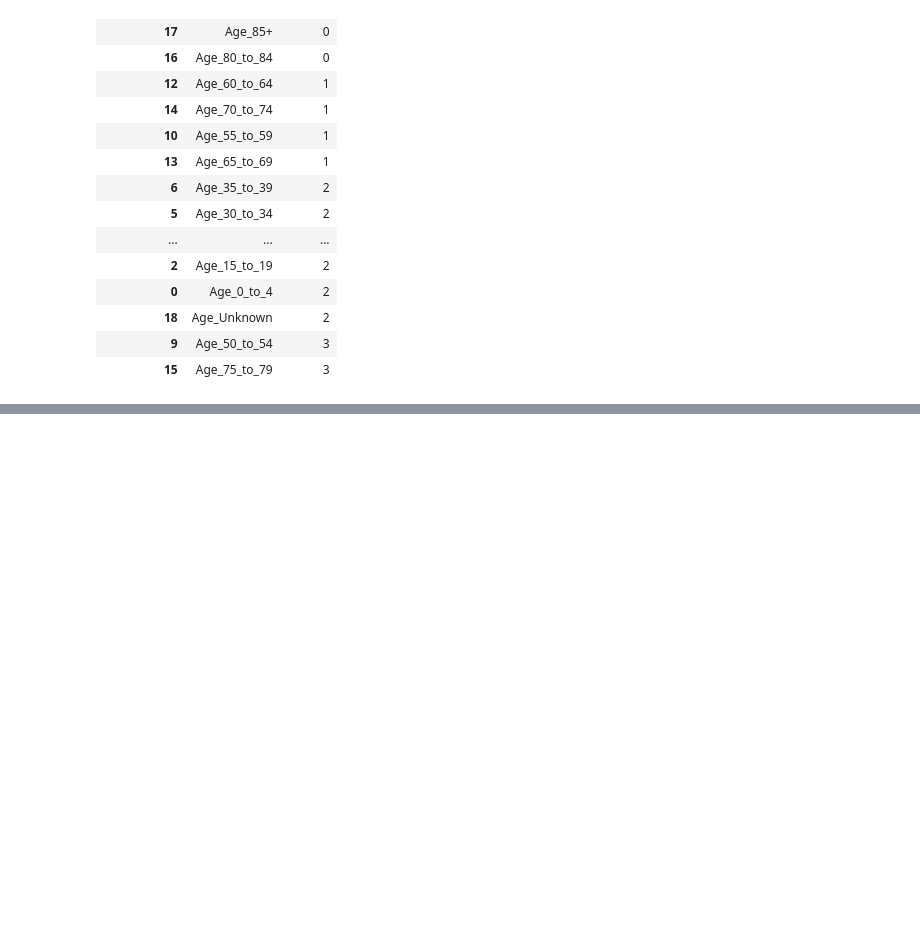
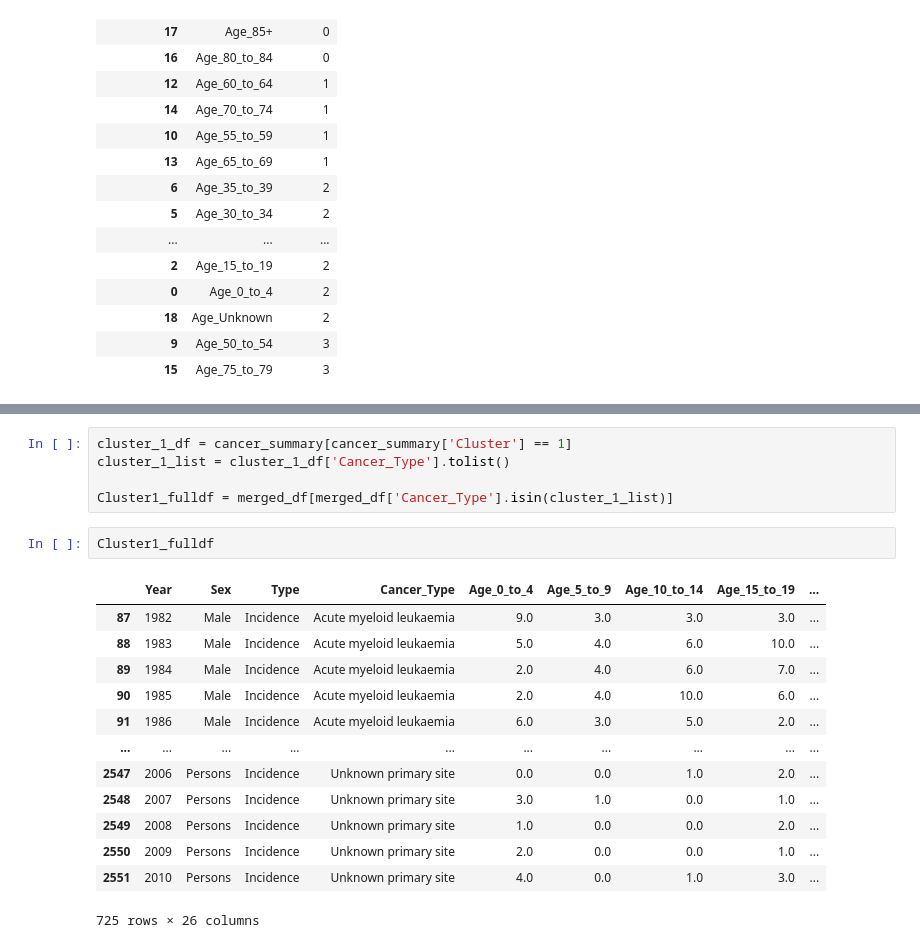
Before and after one commit to ChristianChimi/Australian-HealthCare-Cancer, a Jupyter notebook: Australian_Cancer_Health.ipynb, the cells around one changed output, grey strips where cells are left out. Cells and saved outputs as stored; diff of their text form; blank space fills up the shorter version.

```diff
--- a/Australian_Cancer_Health.ipynb
+++ b/Australian_Cancer_Health.ipynb
@@ -258,0 +250,21 @@ warnings.filterwarnings("ignore", message="Non-stationary starting autoregressiv
+# %%
+cluster_1_df = cancer_summary[cancer_summary['Cluster'] == 1]
+cluster_1_list = cluster_1_df['Cancer_Type'].tolist()
+
+Cluster1_fulldf = merged_df[merged_df['Cancer_Type'].isin(cluster_1_list)]
+# %%
+Cluster1_fulldf
+# %% [output]
+|  | Year | Sex | Type | Cancer_Type | Age_0_to_4 | Age_5_to_9 | Age_10_to_14 | Age_15_to_19 | ... |
+| 87 | 1982 | Male | Incidence | Acute myeloid leukaemia | 9.0 | 3.0 | 3.0 | 3.0 | ... |
+| 88 | 1983 | Male | Incidence | Acute myeloid leukaemia | 5.0 | 4.0 | 6.0 | 10.0 | ... |
+| 89 | 1984 | Male | Incidence | Acute myeloid leukaemia | 2.0 | 4.0 | 6.0 | 7.0 | ... |
+| 90 | 1985 | Male | Incidence | Acute myeloid leukaemia | 2.0 | 4.0 | 10.0 | 6.0 | ... |
+| 91 | 1986 | Male | Incidence | Acute myeloid leukaemia | 6.0 | 3.0 | 5.0 | 2.0 | ... |
+| ... | ... | ... | ... | ... | ... | ... | ... | ... | ... |
+| 2547 | 2006 | Persons | Incidence | Unknown primary site | 0.0 | 0.0 | 1.0 | 2.0 | ... |
+| 2548 | 2007 | Persons | Incidence | Unknown primary site | 3.0 | 1.0 | 0.0 | 1.0 | ... |
+| 2549 | 2008 | Persons | Incidence | Unknown primary site | 1.0 | 0.0 | 0.0 | 2.0 | ... |
+| 2550 | 2009 | Persons | Incidence | Unknown primary site | 2.0 | 0.0 | 0.0 | 1.0 | ... |
+| 2551 | 2010 | Persons | Incidence | Unknown primary site | 4.0 | 0.0 | 1.0 | 3.0 | ... |
+725 rows × 26 columns
```
Also changed, not shown: parts of 7 cells of this notebook.
